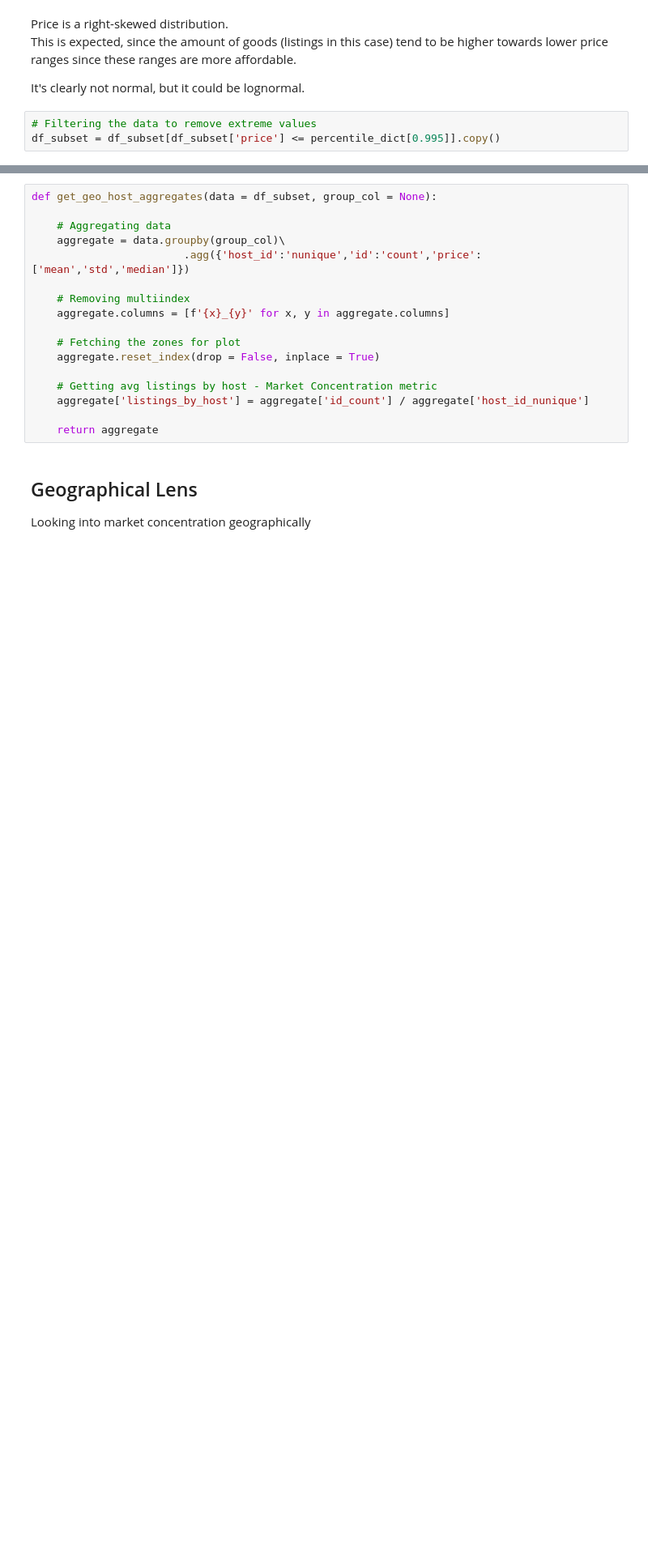
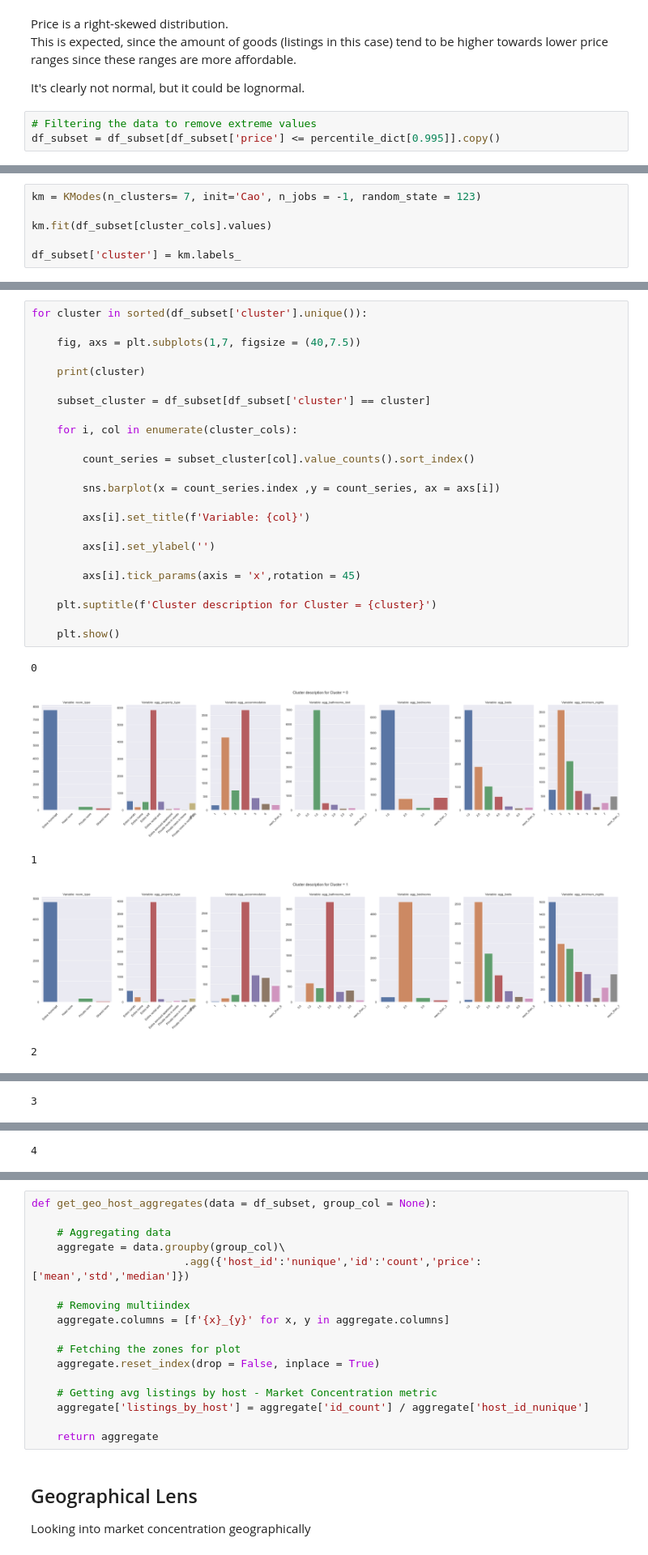
Before and after one commit to bglucca/RioAirBnB, a Jupyter notebook: analysis.ipynb, the cells around one changed output, grey strips where cells are left out. Shown at 81% size. Cells and saved outputs as stored; diff of their text form; blank space fills up the shorter version.

```diff
--- a/analysis.ipynb
+++ b/analysis.ipynb
@@ -606,0 +800,6 @@ df_subset = df_subset[df_subset['price'] <= percentile_dict[0.995]].copy()
+# %%
+km = KModes(n_clusters= 7, init='Cao', n_jobs = -1, random_state = 123)
+
+km.fit(df_subset[cluster_cols].values)
+
+df_subset['cluster'] = km.labels_
@@ -606,0 +829,30 @@ df_subset = df_subset[df_subset['price'] <= percentile_dict[0.995]].copy()
+# %%
+for cluster in sorted(df_subset['cluster'].unique()):
+
+    fig, axs = plt.subplots(1,7, figsize = (40,7.5))
+
+    print(cluster)
+
+    subset_cluster = df_subset[df_subset['cluster'] == cluster]
+
+    for i, col in enumerate(cluster_cols):
+
+        count_series = subset_cluster[col].value_counts().sort_index()
+
+        sns.barplot(x = count_series.index ,y = count_series, ax = axs[i])
+
+        axs[i].set_title(f'Variable: {col}')
+
+        axs[i].set_ylabel('')
+
+        axs[i].tick_params(axis = 'x',rotation = 45)
+
+    plt.suptitle(f'Cluster description for Cluster = {cluster}')
+
+    plt.show()
+# %% [output]
+0
+[figure, added]
+1
+[figure, added]
+2
@@ -606,0 +860 @@ df_subset = df_subset[df_subset['price'] <= percentile_dict[0.995]].copy()
+3
@@ -606,0 +862 @@ df_subset = df_subset[df_subset['price'] <= percentile_dict[0.995]].copy()
+4
```
Also changed, not shown: parts of 38 cells of this notebook, 1 other file.
